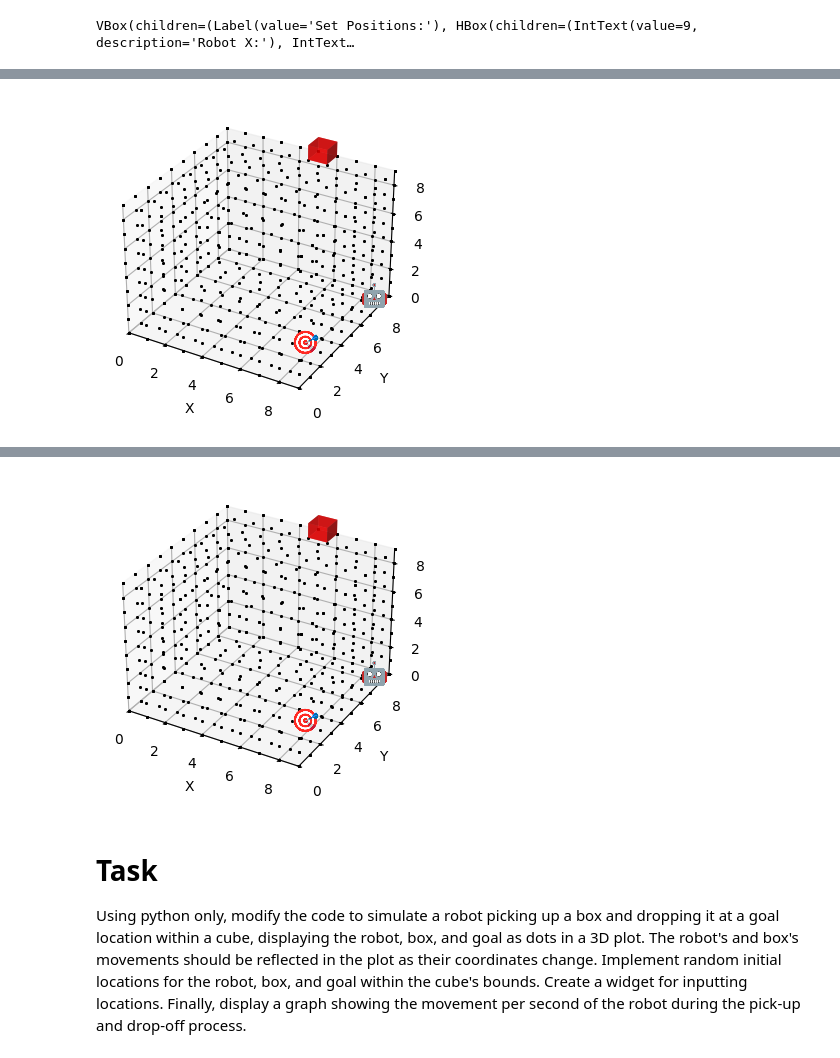
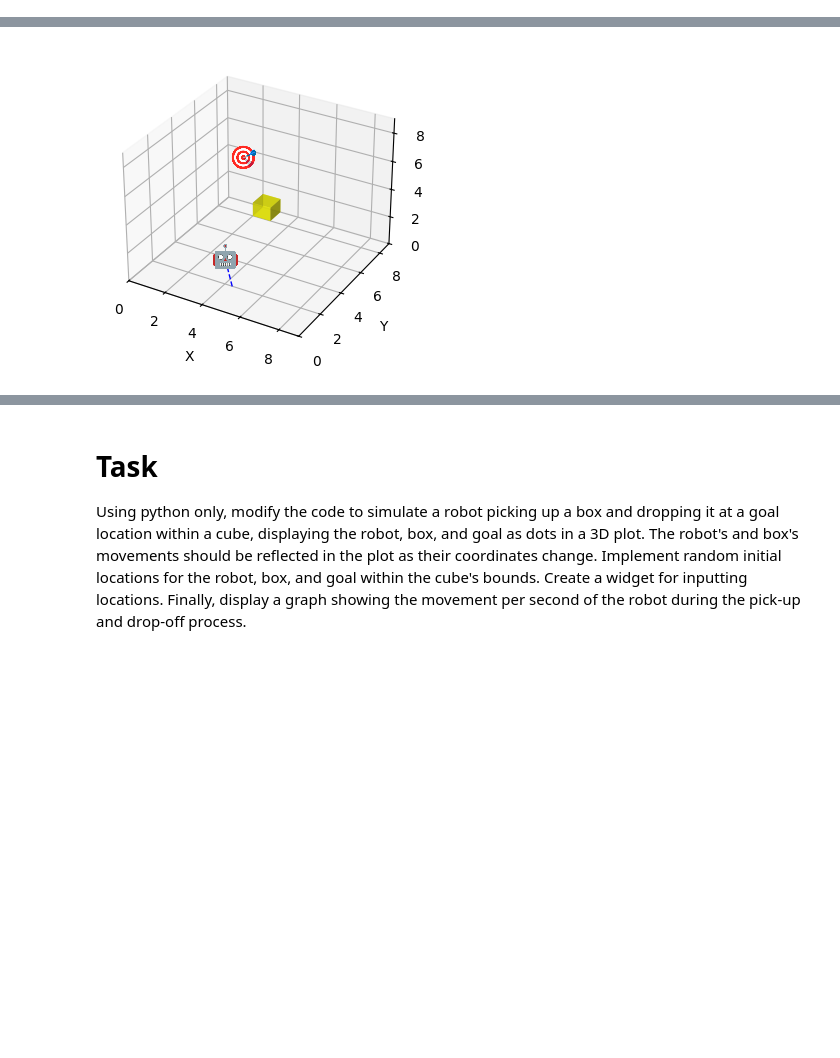
Before and after one commit to ravali0423/Warehouse-Robot, a Jupyter notebook: Robot_Testing.ipynb, the cells around one changed output, grey strips where cells are left out. Cells and saved outputs as stored; diff of their text form; code cells hidden in the pictures; blank space fills up the shorter version.

```diff
--- a/Robot_Testing.ipynb
+++ b/Robot_Testing.ipynb
@@ -88,4 +101,13 @@ from matplotlib.offsetbox import OffsetImage, AnnotationBbo
 # %%
+import numpy as np
+import random
+import matplotlib.pyplot as plt
+from mpl_toolkits.mplot3d import proj3d
+from matplotlib.offsetbox import OffsetImage, AnnotationBbox
+from IPython.display import display, clear_output
+import ipywidgets as widgets
+from PIL import Image, ImageDraw, ImageFont
+
 # --- Box helper function ----
 def draw_cube(ax, position, color="yellow", size=1):
     """Draw a cube at a given position (x,y,z) with the given color."""
@@ -95,24 +117,19 @@ def draw_cube(ax, position, color="yellow", size=1):
     # Bottom face
     X, Y = np.meshgrid(r, r)
     ax.plot_surface(X + x, Y + y, np.full_like(X, z), color=color, alpha=0.7)
-
     # Top face
     ax.plot_surface(X + x, Y + y, np.full_like(X, z + size), color=color, alpha=0.7)
-
     # Front face
     X, Z = np.meshgrid(r, r)
     ax.plot_surface(X + x, np.full_like(X, y), Z + z, color=color, alpha=0.7)
-
     # Back face
     ax.plot_surface(X + x, np.full_like(X, y + size), Z + z, color=color, alpha=0.7)
-
     # Left face
     Y, Z = np.meshgrid(r, r)
     ax.plot_surface(np.full_like(Y, x), Y + y, Z + z, color=color, alpha=0.7)
-
     # Right face
+    Y, Z = np.meshgrid(r, r)
     ax.plot_surface(np.full_like(Y, x + size), Y + y, Z + z, color=color, alpha=0.7)
-# right
 
 
 # --- Helper to create emoji image ---
@@ -123,6 +140,7 @@ def create_emoji_img(emoji="🤖", size=128):
     draw.text((0, 0), emoji, font=font, embedded_color=True)
     return img
 
+
 # --- Helper to place emoji in 3D ---
 def add_emoji(ax, x, y, z, emoji="🤖", zoom=0.15):
     img = create_emoji_img(emoji)
@@ -130,15 +148,18 @@ def add_emoji(ax, x, y, z, emoji="🤖", zoom=0.15):
     ab = AnnotationBbox(imagebox, (0, 0), frameon=False)
     ax.add_artist(ab)
 
-    # Project 3D → 2D so emoji appears in correct place
-    x2, y2, _ = proj3d.proj_transform(x, y, z, ax.get_proj())
-    ab.xybox = (x2, y2)
+    # Recalculate 3D→2D position every draw
+    def update_position(event):
+        x2, y2, _ = proj3d.proj_transform(x, y, z, ax.get_proj())
+        ab.xybox = (x2, y2)
+
+    fig.canvas.mpl_connect("draw_event", update_position)
+    update_position(None)
     return ab
+
 
 # --- Room setup ---
 room_size = 10
-
-# Random initial positions
 initial_robot_pos = [random.randint(0, room_size - 1) for _ in range(3)]
 initial_box_pos = [random.randint(0, room_size - 1) for _ in range(3)]
 initial_goal = [random.randint(0, room_size - 1) for _ in range(3)]
@@ -147,56 +168,39 @@ initial_goal = [random.randint(0, room_size - 1) for _ in range(3)]
 pos = list(initial_robot_pos)
 box_pos = list(initial_box_pos)
 goal = list(initial_goal)
-
 robot_history = [tuple(pos)]
 box_history = [tuple(box_pos)]
+robot_state = "empty-handed"
 
 # --- Plot setup ---
 fig = plt.figure()
 ax = fig.add_subplot(111, projection='3d')
 plt.subplots_adjust(bottom=0.25)
 
-# Initial scatter placeholders
-ax.set_xlim(0, room_size-1)
-ax.set_ylim(0, room_size-1)
-ax.set_zlim(0, room_size-1)
-ax.set_xlabel('X')
-ax.set_ylabel('Y')
-ax.set_zlabel('Z')
 
 # --- Update plot ---
 def update_plot(robot_pos, box_pos, robot_history, box_history, goal_pos):
     ax.clear()
 
-    # Plot room edges
-    r = range(room_size)
-    x, y, z = np.meshgrid(r, r, r)
-    ax.plot(x.flatten(), y.flatten(), np.full_like(z.flatten(), 0), 'k.', markersize=1)
-    ax.plot(x.flatten(), y.flatten(), np.full_like(z.flatten(), room_size-1), 'k.', markersize=1)
-    ax.plot(x.flatten(), np.full_like(y.flatten(), 0), z.flatten(), 'k.', markersize=1)
-    ax.plot(x.flatten(), np.full_like(y.flatten(), room_size-1), z.flatten(), 'k.', markersize=1)
-    ax.plot(np.full_like(x.flatten(), 0), y.flatten(), z.flatten(), 'k.', markersize=1)
-    ax.plot(np.full_like(x.flatten(), room_size-1), y.flatten(), z.flatten(), 'k.', markersize=1)
-
-    # History trails
+    # Trails
     if robot_history:
         hx, hy, hz = zip(*robot_history)
-        ax.plot(hx, hy, hz, color='blue', linestyle='--', linewidth=1, label='Robot History')
+        ax.plot(hx, hy, hz, color='blue', linestyle='--', linewidth=1)
     if box_history:
         bx, by, bz = zip(*box_history)
-        ax.plot(bx, by, bz, color='orange', linestyle='--', linewidth=1, label='Box History')
+        ax.plot(bx, by, bz, color='orange', linestyle='--', linewidth=1)
 
-    # Emojis for robot, box, goal
-    add_emoji(ax, robot_pos[0], robot_pos[1], robot_pos[2], emoji="🤖", zoom=0.15)
-    # Box as cube (color depends on state)
+    # Draw robot, box, goal
+    add_emoji(ax, *robot_pos, emoji="🤖", zoom=0.15)
+
     cube_color = "yellow"
     if robot_state == "carrying_to_goal":
-      cube_color = "green"
+        cube_color = "green"
     elif robot_state == "returning_to_start":
-      cube_color = "red"
+        cube_color = "red"
+    draw_cube(ax, box_pos, color=cube_color, size=1)
 
-    draw_cube(ax, box_pos, color=cube_color, size=1)
-    add_emoji(ax, goal_pos[0], goal_pos[1], goal_pos[2], emoji="🎯", zoom=0.15)
+    add_emoji(ax, *goal_pos, emoji="🎯", zoom=0.15)
 
     ax.set_xlim(0, room_size-1)
     ax.set_ylim(0, room_size-1)
@@ -205,6 +209,7 @@ def update_plot(robot_pos, box_pos, robot_history, box_history, goal_pos):
     ax.set_ylabel("Y")
     ax.set_zlabel("Z")
     fig.canvas.draw_idle()
+
 
 # --- Widgets ---
 robot_x_input = widgets.IntText(value=initial_robot_pos[0], description='Robot X:')
@@ -220,6 +225,7 @@ goal_y_input = widgets.IntText(value=initial_goal[1], description='Goal Y:')
 goal_z_input = widgets.IntText(value=initial_goal[2], description='Goal Z:')
 
 move_button = widgets.Button(description="Move Robot Towards Goal")
+
 
 # --- Logic ---
 def move_robot_towards_goal(b):
@@ -243,6 +249,7 @@ def move_robot_towards_goal(b):
     else:
         print("Robot tried to move outside room boundaries.")
 
+
 def update_plot_from_widgets(change):
     global pos, box_pos, goal, robot_history, box_history
     new_robot_pos = [robot_x_input.value, robot_y_input.value, robot_z_input.value]
@@ -261,6 +268,7 @@ def update_plot_from_widgets(change):
         display(fig)
     else:
         print(f"Invalid position. Coordinates must be 0–{room_size-1}.")
+
 
 # Attach widget listeners
 for w in [robot_x_input, robot_y_input, robot_z_input,
@@ -283,4 +291,3 @@ display(widgets.VBox([
 update_plot(pos, box_pos, robot_history, box_history, goal)
 display(fig)
 # %% [output]
-VBox(children=(Label(value='Set Positions:'), HBox(children=(IntText(value=9, description='Robot X:'), IntText…
@@ -304 +294 @@ WARNING:matplotlib.font_manager:findfont: Font family 'Noto Color Emoji' not fou
-[figure, old version]
+[figure, new version]
@@ -322,4 +295,3 @@ WARNING:matplotlib.font_manager:findfont: Font family 'Noto Color Emoji' not fou
-[figure, removed]
 # %% [markdown]
 # Task
 Using python only, modify the code to simulate a robot picking up a box and dropping it at a goal location within a cube, displaying the robot, box, and goal as dots in a 3D plot. The robot's and box's movements should be reflected in the plot as their coordinates change. Implement random initial locations for the robot, box, and goal within the cube's bounds. Create a widget for inputting locations. Finally, display a graph showing the movement per second of the robot during the pick-up and drop-off process.
```
Also changed, not shown: parts of 23 cells of this notebook.
